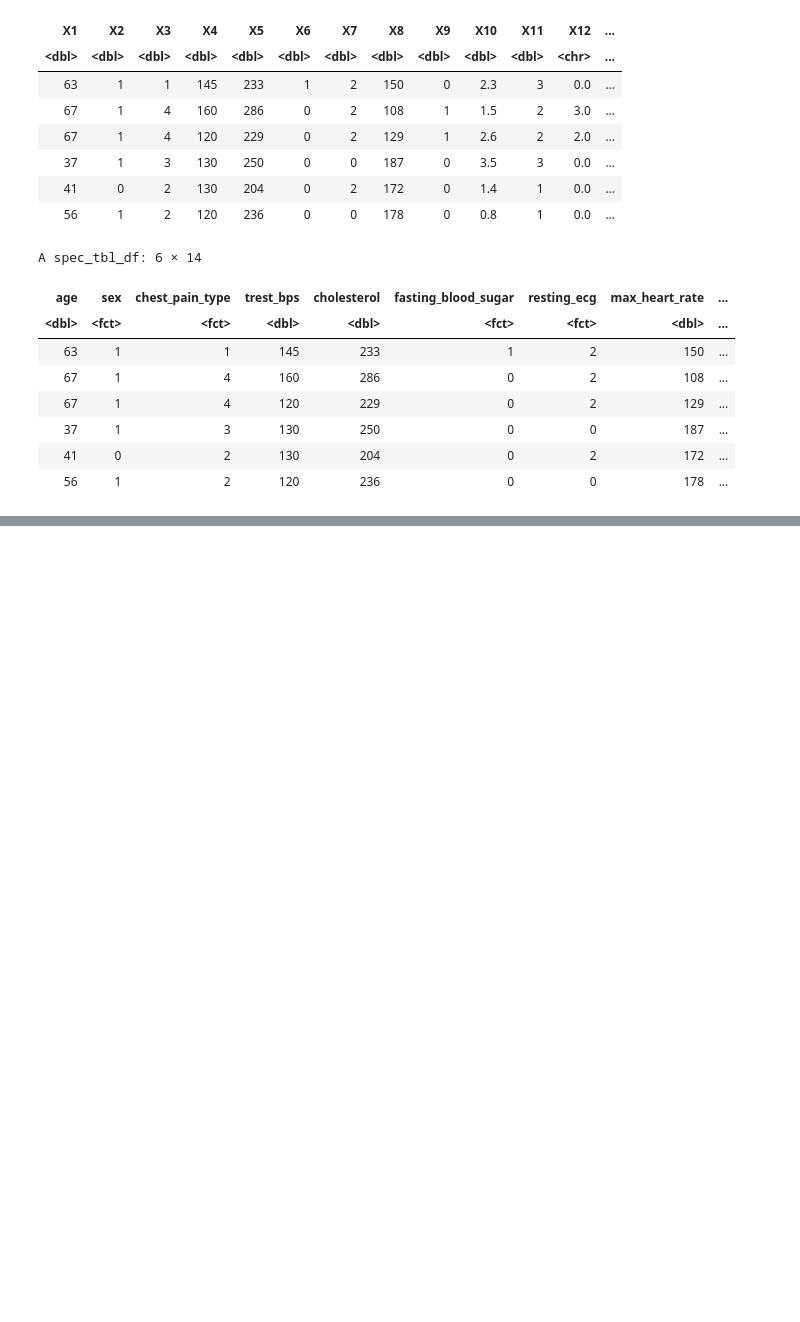
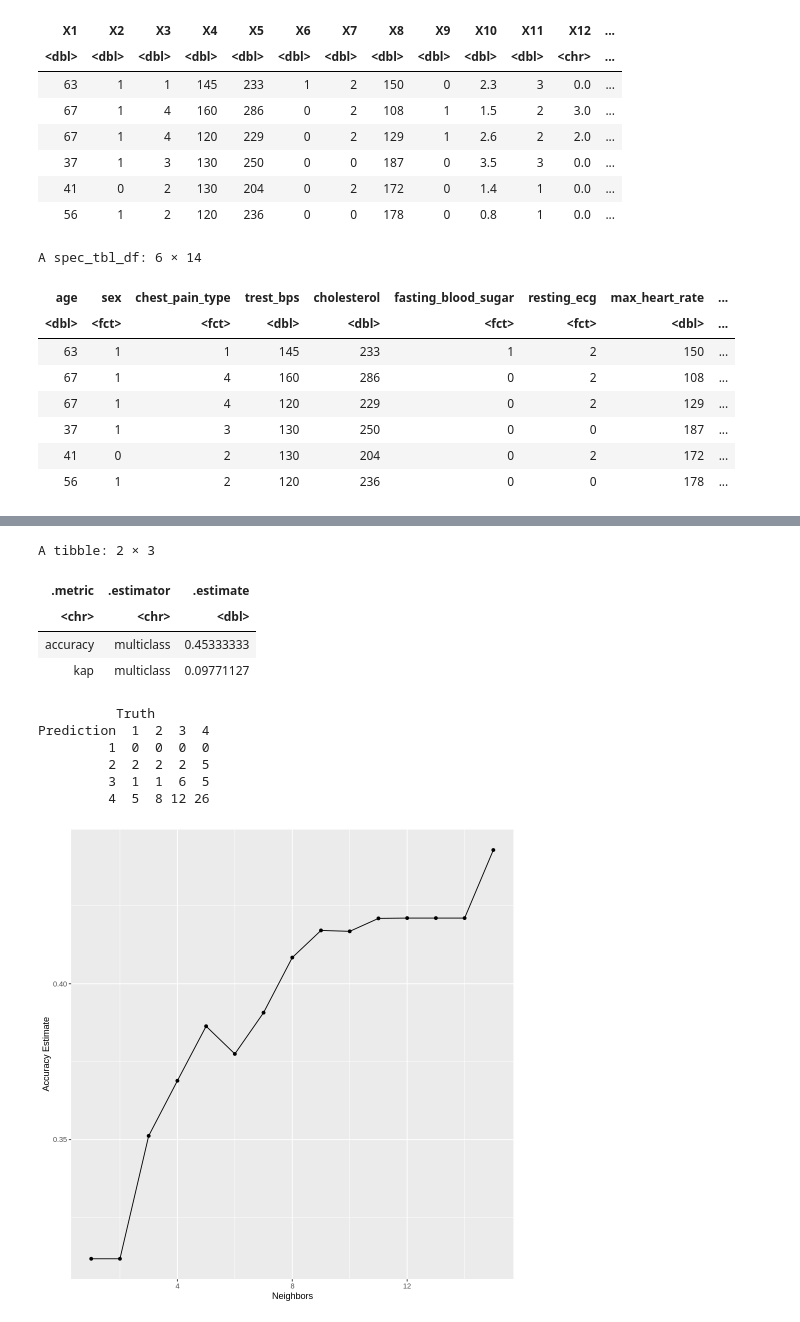
Before and after one commit to Tracywxr/Chest-Pain-Types-Prediction, a Jupyter notebook: PROPOSAL-FINAL.ipynb, the cells around one changed output, grey strips where cells are left out. Drawn from its saved outputs; the diff is of its cells as text; code cells hidden in the pictures; blank space fills up the shorter version.

Commit message:
Completed classification

```diff
--- a/PROPOSAL-FINAL.ipynb
+++ b/PROPOSAL-FINAL.ipynb
@@ -185,0 +203,71 @@ Some future questions this could lead to include:
+# %%
+# cross validation
+vfold <- vfold_cv(chest_pain_data_train, v=5, strata = chest_pain_type)
+# %%
+# recipe and standardization
+cp_recipe <- recipe(chest_pain_type~age+trest_bps+cholesterol+max_heart_rate, data = chest_pain_data_train) %>%
+  #  step_upsample(Class, over_ratio = 1, skip = FALSE) %>%
+    step_scale(all_predictors()) %>%
+    step_center(all_predictors())
+
+# model
+knn_tune <- nearest_neighbor(weight_func = "rectangular", neighbors = tune()) %>%
+    set_engine("kknn") %>%
+    set_mode("classification")
+
+# workflow
+knn_result <- workflow() %>%
+    add_recipe(cp_recipe) %>%
+    add_model(knn_tune) %>%
+    tune_grid(resamples = vfold, grid = 50) %>%
+    collect_metrics()
+
+# accuracy
+accuracies <- knn_result %>%
+    filter(.metric == "accuracy")
+
+# accuracy plot
+cross_val_plot <- accuracies %>%
+    ggplot(aes(x=neighbors, y=mean)) +
+    geom_point()+
+    geom_line() +
+    labs(x="Neighbors", y="Accuracy Estimate")
+cross_val_plot
+
+# build model with k=12
+knn_spec <- nearest_neighbor(weight_func = "rectangular", neighbors = 12) %>%
+    set_engine("kknn") %>%
+    set_mode("classification")
+
+# new workflow
+fit <- workflow() %>%
+    add_recipe(cp_recipe) %>%
+    add_model(knn_spec) %>%
+    fit(data=chest_pain_data_train)
+
+# predict
+cp_predictions <- predict(fit, chest_pain_data_test) %>%
+    bind_cols(chest_pain_data_test)
+
+# compute accuracy
+metrics <- cp_predictions %>%
+    metrics(truth = chest_pain_type, estimate = .pred_class)
+metrics
+
+# confusion matrix
+confusion <- cp_predictions %>%
+    conf_mat(truth = chest_pain_type, estimate = .pred_class)
+confusion
+# %% [output]
+A tibble: 2 × 3
+| .metric | .estimator | .estimate |
+| <chr> | <chr> | <dbl> |
+| accuracy | multiclass | 0.45333333 |
+| kap | multiclass | 0.09771127 |
+          Truth
+Prediction  1  2  3  4
+         1  0  0  0  0
+         2  2  2  2  5
+         3  1  1  6  5
+         4  5  8 12 26
+[figure, added]
```
Also changed, not shown: parts of 8 cells of this notebook.
